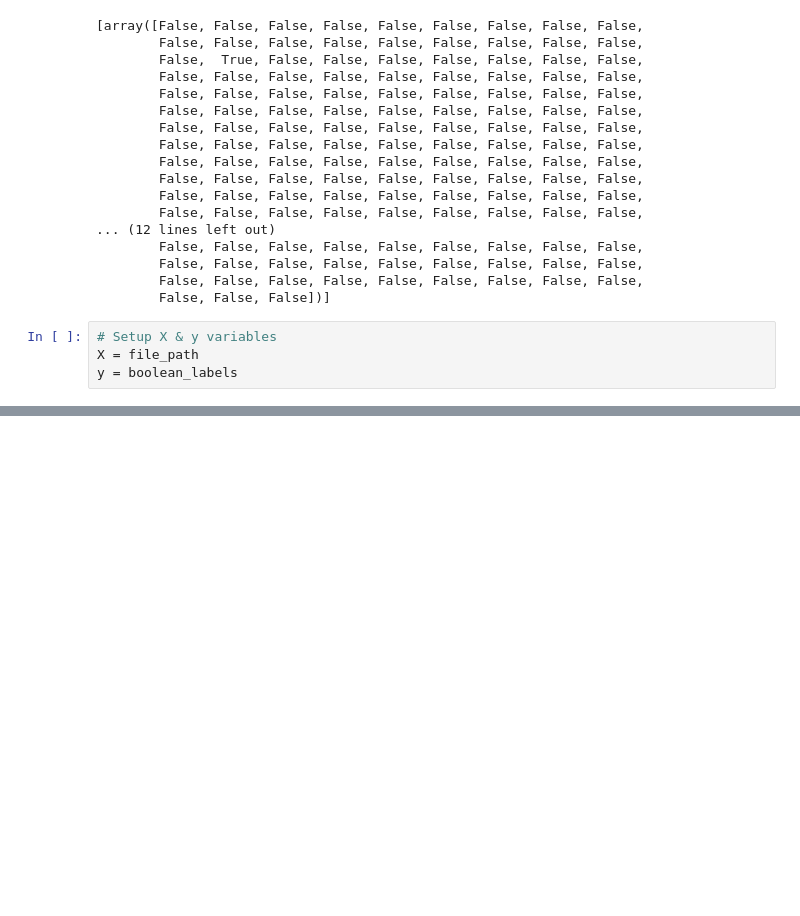
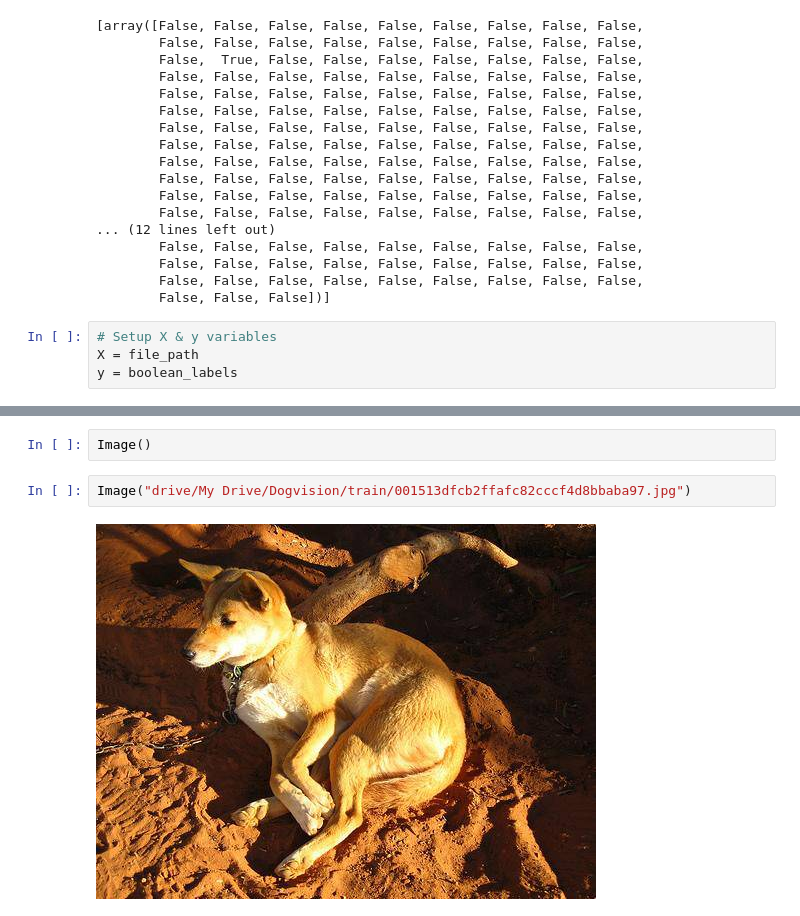
Before and after one commit to Naveen112001/Ml-Project, a Jupyter notebook: Dog_breed.ipynb, the cells around one changed output, grey strips where cells are left out. Saved outputs shown, nothing was run; the diff lists cells and outputs as text; blank space fills up the shorter version.

```diff
--- a/Dog_breed.ipynb
+++ b/Dog_breed.ipynb
@@ -200,0 +231,6 @@ y = boolean_labels
+# %%
+Image()
+# %%
+Image("drive/My Drive/Dogvision/train/001513dfcb2ffafc82cccf4d8bbaba97.jpg")
+# %% [output]
+[figure, added]
```
Also changed, not shown: parts of 6 cells of this notebook.
